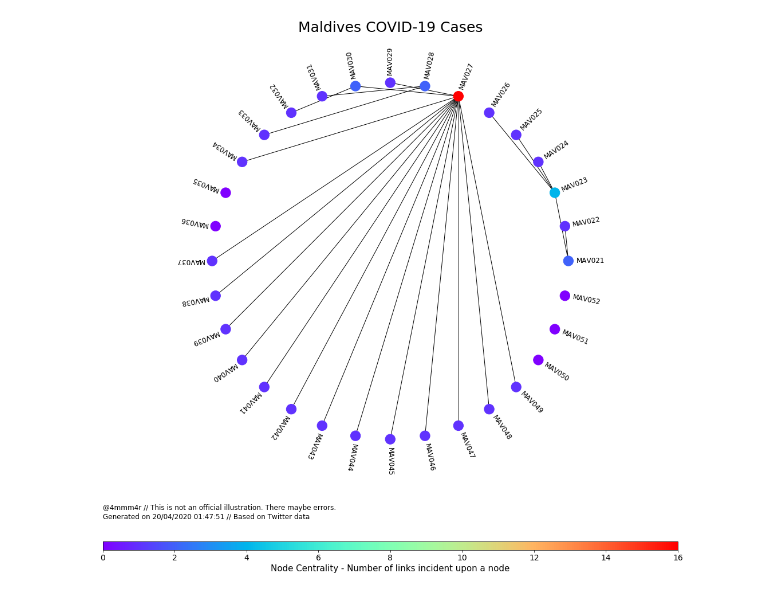
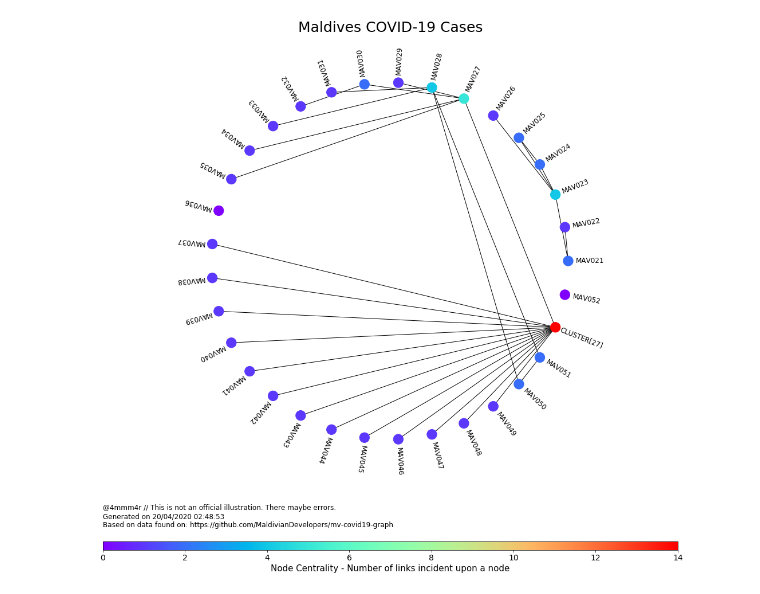
Before and after one commit to 4mmm4r/covid19networkplot, a Jupyter notebook: COVID19_network.ipynb, the cells around one changed output. Cells and saved outputs as stored; diff of their text form; code cells hidden in the pictures.

Commit message:
Linking with data available at MaldivianDevelopers

```diff
--- a/COVID19_network.ipynb
+++ b/COVID19_network.ipynb
@@ -14,3 +7,11 @@ df_edges = pd.read_csv('mv_covid19edges.csv')
+# %%
+# Getting data from MaldivianDevelopers on Github
+
+urledges = 'https://raw.githubusercontent.com/MaldivianDevelopers/mv-covid19-graph/master/edges.csv'
+df_edges = pd.read_csv(urledges).rename(columns={'source':'from', 'target':'to'}).drop(['type', 'label','weight','contact_date'],axis=1)
+
+urlnodes = 'https://raw.githubusercontent.com/MaldivianDevelopers/mv-covid19-graph/master/nodes.csv'
+df_nodes = pd.read_csv(urlnodes).rename(columns={'case_id': 'Nodes'})
 # %%
 G = nx.Graph()
 G.add_nodes_from(df_nodes['Nodes'])
@@ -77,33 +78,33 @@ cbar.set_label(label = 'Node Centrality - Number of links incident upon a node',
 
 cbar.ax.tick_params(labelsize=14)
 
 # Credits to Stackoverflow (https://stackoverflow.com/a/43912385) for this solution to getting labels at angles
 
 r = fig.canvas.get_renderer()
 trans = plt.gca().transData.inverted()
 for node, t in description.items():
     bb = t.get_window_extent(renderer=r)
     bbdata = bb.transformed(trans)
     radius = 1.07+bbdata.width/2.
     position = (radius*np.cos(angle_dict[node]),radius* np.sin(angle_dict[node]))
     t.set_position(position)
     t.set_rotation(angle_dict[node]*360.0/(2.0*np.pi))
     t.set_clip_on(False)
 
 ax.set_title('Maldives COVID-19 Cases',
              fontsize= 25,
              pad=57
             )
 now = datetime.now().strftime("%d/%m/%Y %H:%M:%S")
-plt.annotate(f'@4mmm4r // This is not an official illustration. There maybe errors. \nGenerated on {now} // Based on Twitter data',
+plt.annotate(f'@4mmm4r // This is not an official illustration. There maybe errors. \nGenerated on {now}\nBased on data found on: https://github.com/MaldivianDevelopers/mv-covid19-graph',
              (0,-0.12),
              (0, 0),
              xycoords='axes fraction',
              textcoords='offset points', va='top',
             fontsize=12)
 
 plt.show()
 newnow = datetime.now().strftime('%d%m%Y_%H%M%S')
-fig.savefig(f'Plot_on_{newnow}.png', bbox_inches = 'tight', pad_inches = 0, dpi=200)
+fig.savefig(f'Plot_on_{newnow}.png', bbox_inches = 'tight', pad_inches = 0.4, dpi=200)
 # %% [output]
-[figure, old version]
+[figure, new version]
```
Also changed, not shown: parts of 1 cell of this notebook, 1 other file.
